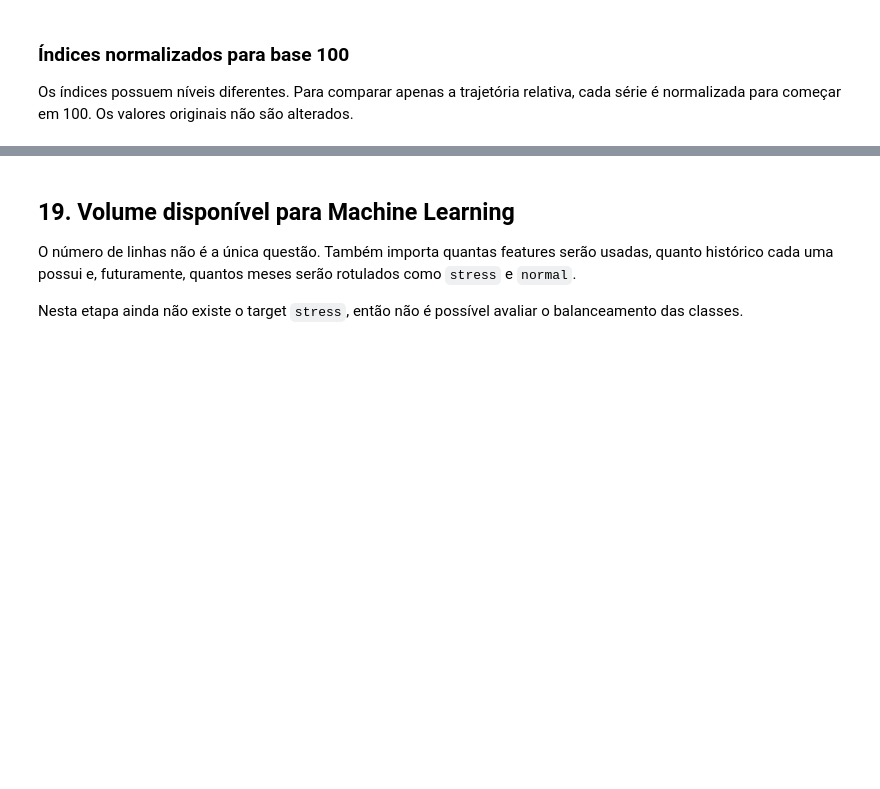
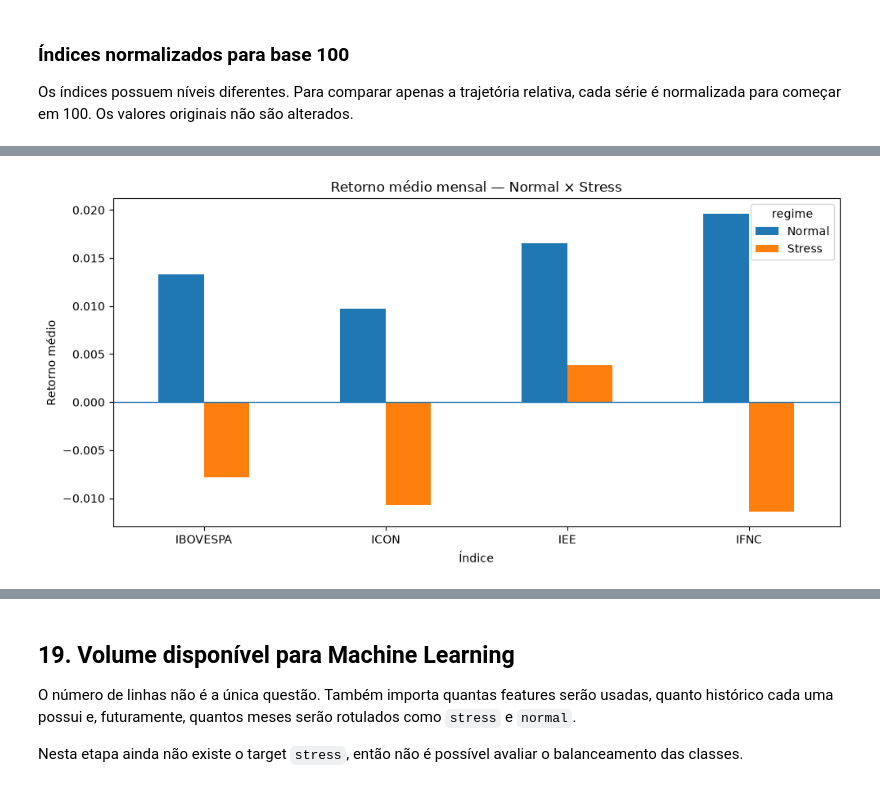
Before and after one commit to FabioMDS-SC/handson_mack_2sem, a Jupyter notebook: mvp_resiliencia_dados/notebooks/EDA_MVP_Resiliencia.ipynb, the cells around one changed output, grey strips where cells are left out. Drawn from its saved outputs; the diff is of its cells as text; code cells hidden in the pictures; blank space fills up the shorter version.

```diff
--- a/mvp_resiliencia_dados/notebooks/EDA_MVP_Resiliencia.ipynb
+++ b/mvp_resiliencia_dados/notebooks/EDA_MVP_Resiliencia.ipynb
@@ -533,16 +821,0 @@ Usamos extremos e a regra do IQR apenas para **identificar** pontos que merecem
-# %%
-outlier_cols = [c for c in [
-    "ibc_br_change", "usd_brl_return", "usd_brl_volatility",
-    "ibovespa_return_1m", "ifnc_return_1m", "icon_return_1m", "iee_return_1m"
-] if c in mvp_eda.columns]
-
-extreme_rows = []
-for col in outlier_cols:
-    tmp = mvp_eda[["date", col]].dropna()
-    for _, r in tmp.nsmallest(5, col).iterrows():
-        extreme_rows.append({"variavel": col, "tipo": "5 menores", "date": r["date"], "valor": r[col]})
-    for _, r in tmp.nlargest(5, col).iterrows():
-        extreme_rows.append({"variavel": col, "tipo": "5 maiores", "date": r["date"], "valor": r[col]})
-
-extremes = pd.DataFrame(extreme_rows).sort_values(["variavel", "valor"])
-display(extremes)
@@ -616,0 +980,24 @@ else:
+# %%
+fig, ax = plt.subplots(figsize=(10, 5))
+
+pivot = stress_normal.pivot(
+    index="indice",
+    columns="regime",
+    values="retorno_medio"
+)
+
+pivot.plot(
+    kind="bar",
+    ax=ax
+)
+
+ax.axhline(0, linewidth=1)
+ax.set_title("Retorno médio mensal — Normal × Stress")
+ax.set_xlabel("Índice")
+ax.set_ylabel("Retorno médio")
+ax.tick_params(axis="x", rotation=0)
+
+plt.tight_layout()
+plt.show()
+# %% [output]
+[figure, added]
```
Also changed, not shown: parts of 84 cells of this notebook, 33 other files.
